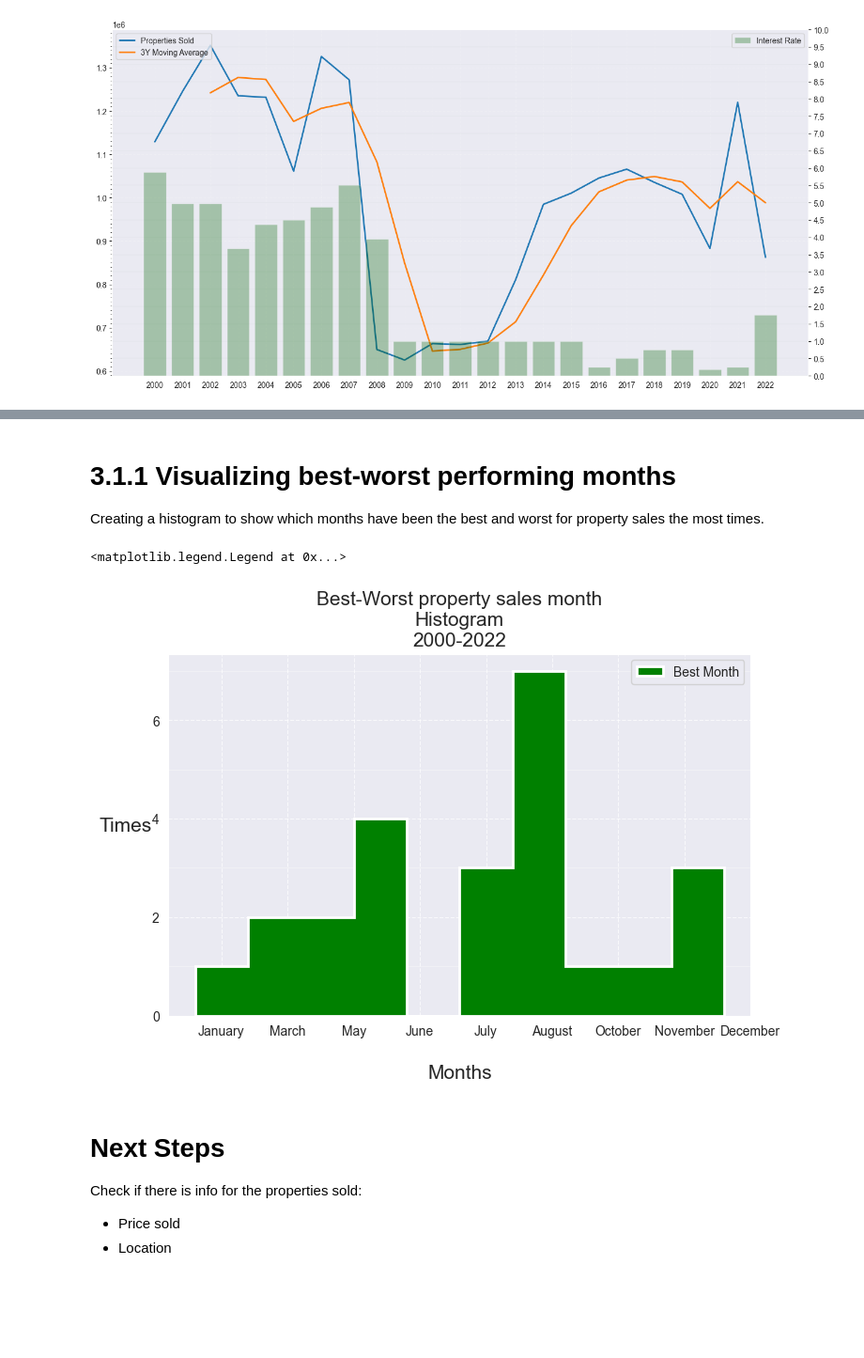
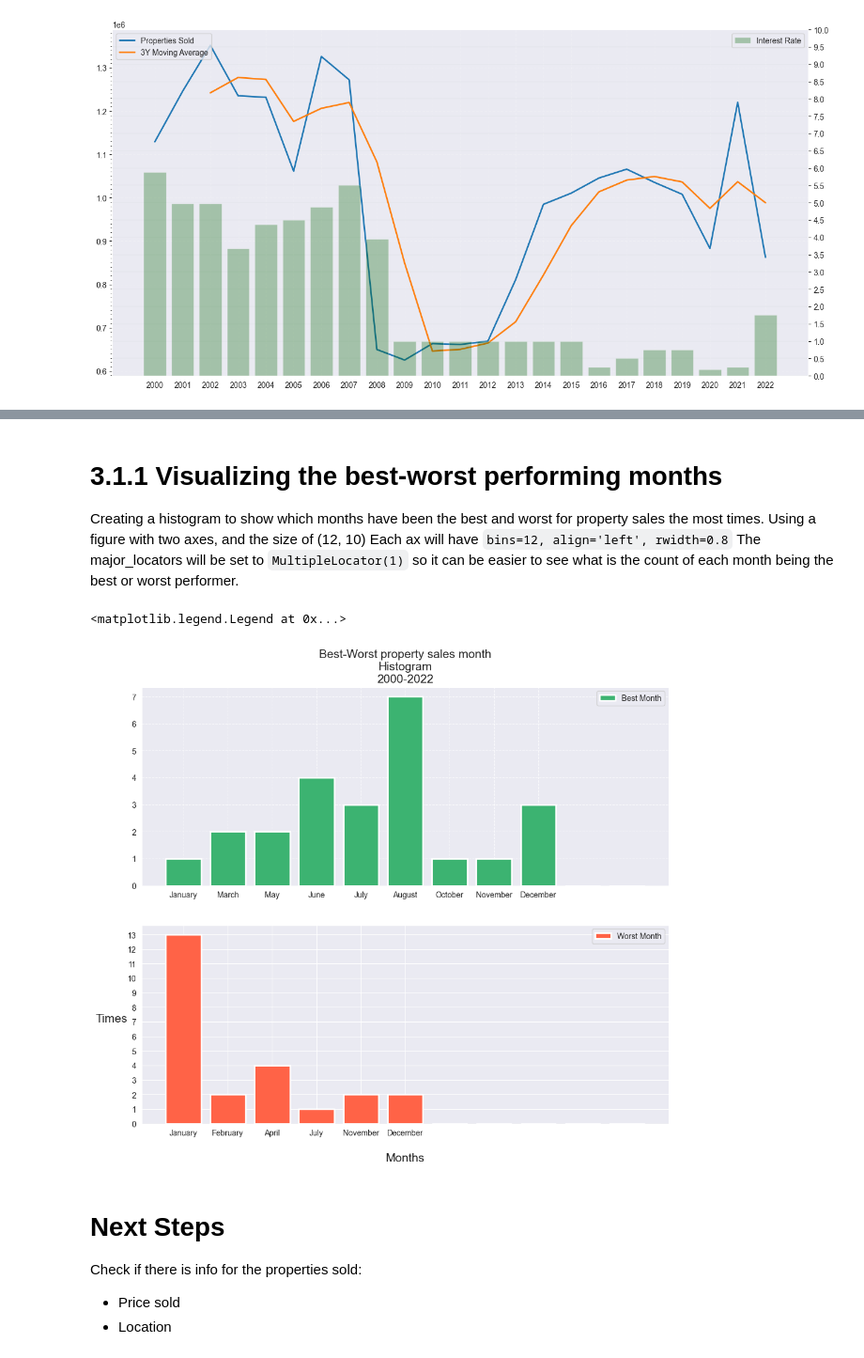
Before and after one commit to Dan-Mihaylov/Economic-Data-Analysis, a Jupyter notebook: uk_house_market_data_analysis.ipynb, the cells around one changed output, grey strips where cells are left out. Shown: that part at 94% size. Saved outputs shown, nothing was run; the diff lists cells and outputs as text; code cells hidden in the pictures; blank space fills up the shorter version.

Commit message:
Description and visualization
Added description, cleaned data and code, and fixed visualization.

````diff
--- a/uk_house_market_data_analysis.ipynb
+++ b/uk_house_market_data_analysis.ipynb
@@ -384,8 +395,3 @@ worst_performing_month_per_year['month'] = (
 )
 
 worst_performing_month_per_year = worst_performing_month_per_year.sort_values('month')
-# %%
-months_name = list(calendar.month_name[1:])
-
-worst_performing_month_per_year['month'] = pd.Categorical(worst_performing_month_per_year['month'], categories=months_name, ordered=True)
-worst_performing_month_per_year.sort_values
@@ -410,31 +398,39 @@ worst_performing_month_per_year.sort_values
 # %% [markdown]
-# 3.1.1 Visualizing best-worst performing months
+# 3.1.1 Visualizing the best-worst performing months
 Creating a histogram to show which months have been the best and worst for property sales the most times.
+Using a figure with two axes, and the size of (12, 10)
+Each ax will have ```bins=12, align='left', rwidth=0.8```
+The major_locators will be set to ```MultipleLocator(1)``` so it can be easier to see what is the count of each month being the best or worst performer.
 # %%
-fig, ax = plt.subplots(figsize=(8, 5))
+fig, (ax, ax2) = plt.subplots(2, 1, figsize=(12,10))
 ax.grid(True, ls='dashed', alpha=0.7)
 ax.grid(which='minor', alpha=0.3)
 ax.set_title('Best-Worst property sales month\nHistogram\n2000-2022', fontdict={'fontsize': 15})
 
-# ax.hist(worst_performing_month_per_year.month, label='Worst Month')
-ax.hist(best_performing_month_per_year.month, histtype='stepfilled', align='left', stacked=True, color='green',lw=2, label='Best Month', rwidth=0.9)
+ax.hist(best_performing_month_per_year.month,bins=range(12), histtype='bar', align='left', stacked=True, color='#3cb371',lw=2, label='Best Month', rwidth=0.8)
 
-ax.yaxis.set_major_locator(MultipleLocator(2))
-ax.yaxis.set_minor_locator(MultipleLocator(1))
+ax.yaxis.set_major_locator(MultipleLocator(1))
 
-ax.yaxis.set_label_text('Times')
-ax.yaxis.label.set_rotation(0)
-ax.yaxis.labelpad = 20
-ax.yaxis.label.set_fontsize(15)
+ax.legend()
 
-ax.xaxis.set_label_text('Months')
-ax.xaxis.labelpad = 20
-ax.xaxis.label.set_fontsize(15)
+ax2.hist(worst_performing_month_per_year.month, bins=range(12), align='left', label='Worst Month', rwidth=0.8, lw=2, color='#ff6347')
 
-plt.legend()
+
+ax2.yaxis.set_major_locator(MultipleLocator(1))
+
+ax2.yaxis.set_label_text('Times')
+ax2.yaxis.label.set_rotation(0)
+ax2.yaxis.labelpad = 20
+ax2.yaxis.label.set_fontsize(15)
+
+ax2.xaxis.set_label_text('Months')
+ax2.xaxis.labelpad = 20
+ax2.xaxis.label.set_fontsize(15)
+
+ax2.legend()
 # %% [output]
 <matplotlib.legend.Legend at 0x...>
-[figure, old version]
+[figure, new version]
 # %% [markdown]
 
 # Next Steps
````
Also changed, not shown: parts of 2 cells of this notebook.
